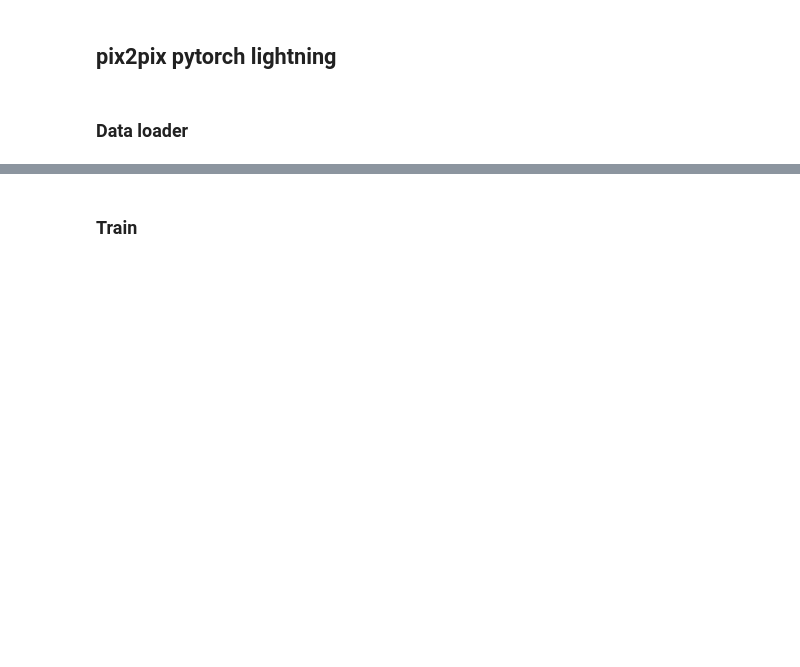
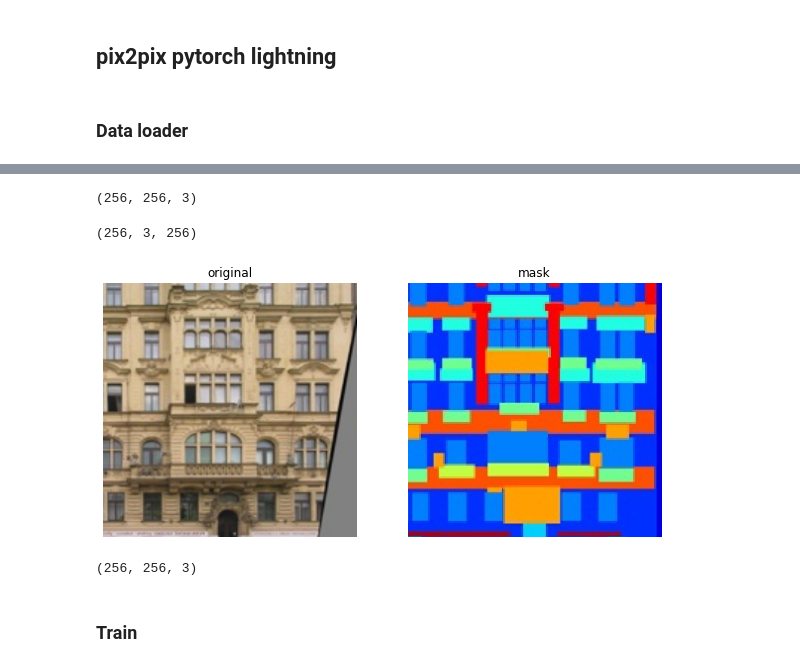
Before and after one commit to chnghia/pytorch-lightning-gan, a Jupyter notebook: 007_pix2pix.ipynb, the cells around one changed output, grey strips where cells are left out. Drawn from its saved outputs; the diff is of its cells as text; code cells hidden in the pictures; blank space fills up the shorter version.

```diff
--- a/007_pix2pix.ipynb
+++ b/007_pix2pix.ipynb
@@ -10,0 +23,4 @@ from models.pix2pix_model import Pix2PixModel
+# %%
+dataset_name = "mini_pix2pix"
+img_height = 256
+img_width = 256
@@ -10,0 +59,20 @@ from models.pix2pix_model import Pix2PixModel
+# %%
+def draw(A, B):
+    fig = plt.figure(figsize=(10, 10))
+
+    plt.subplot(1, 2, 1)
+    plt.imshow(A)
+    plt.title('original')
+    plt.axis('off')
+
+    plt.subplot(1, 2, 2)
+    plt.imshow(B)
+    plt.title('mask')
+    plt.axis('off')
+    plt.show()
+# %%
+item = dataset[10]
+# %%
+item['A'].shape
+# %% [output]
+(256, 256, 3)
@@ -10,0 +81,14 @@ from models.pix2pix_model import Pix2PixModel
+# %%
+item_a.shape
+# %% [output]
+(256, 3, 256)
+# %%
+draw(item['A'], item['B'])
+# %% [output]
+[figure, added]
+# %%
+item['A'].shape
+# %% [output]
+(256, 256, 3)
+# %% [markdown]
+### Train
@@ -11,4 +98,2 @@ from models.pix2pix_model import Pix2PixModel
 # %%
 model = Pix2PixModel()
-# %% [markdown]
-### Train
```
Also changed, not shown: parts of 10 cells of this notebook, 2 other files.
